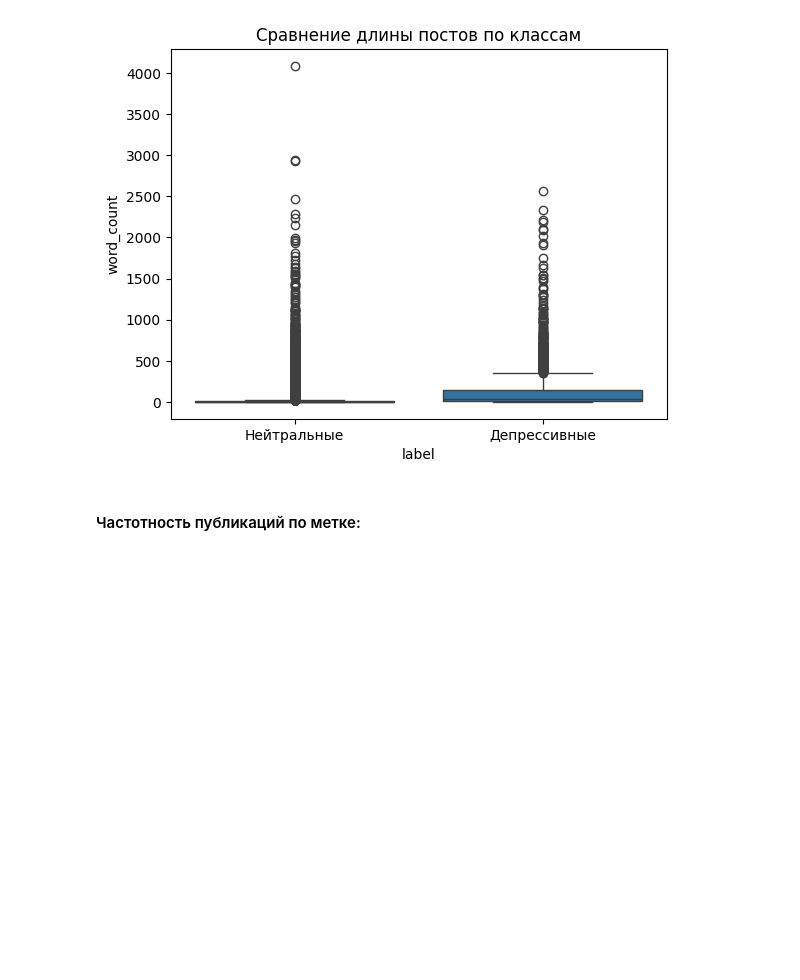
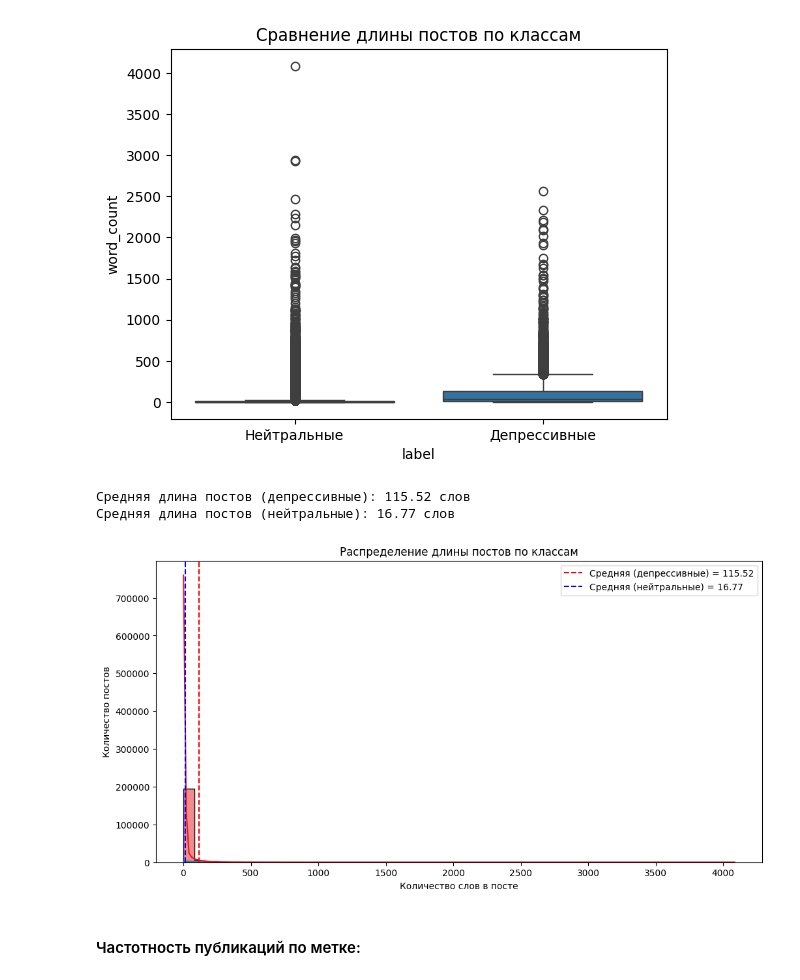
Before and after one commit to johnneon/crawler_of_depressive_context, a Jupyter notebook: data_analyze.ipynb, the cells around one changed output. Cells and saved outputs as stored; diff of their text form; code cells hidden in the pictures; blank space fills up the shorter version.

```diff
--- a/data_analyze.ipynb
+++ b/data_analyze.ipynb
@@ -172,6 +188,31 @@ plt.title("Сравнение длины постов по классам")
 # %% [output]
 Text(0.5, 1.0, 'Сравнение длины постов по классам')
 [figure]
+# %%
+# Анализ средней длины постов по классам
+plt.figure(figsize=(12, 6))
+
+# Расчет средней длины постов по классам
+avg_length_depressive = df_posts[df_posts['user_id'].isin(df_users[df_users['label'] == 1]['user_id'])]['word_count'].mean()
+avg_length_neutral = df_posts[df_posts['user_id'].isin(df_users[df_users['label'] == 0]['user_id'])]['word_count'].mean()
+
+print(f"Средняя длина постов (депрессивные): {avg_length_depressive:.2f} слов")
+print(f"Средняя длина постов (нейтральные): {avg_length_neutral:.2f} слов")
+
+# Визуализация распределения длины постов по классам
+sns.histplot(data=df_posts.merge(df_users[['user_id', 'label']], on='user_id'),
+             x="word_count", hue="label", bins=50, kde=True, palette="Set1")
+plt.axvline(avg_length_depressive, color='red', linestyle='--', label=f'Средняя (депрессивные) = {avg_length_depressive:.2f}')
+plt.axvline(avg_length_neutral, color='blue', linestyle='--', label=f'Средняя (нейтральные) = {avg_length_neutral:.2f}')
+plt.title("Распределение длины постов по классам")
+plt.xlabel("Количество слов в посте")
+plt.ylabel("Количество постов")
+plt.legend()
+plt.show()
+# %% [output]
+Средняя длина постов (депрессивные): 115.52 слов
+Средняя длина постов (нейтральные): 16.77 слов
+[figure, added]
 # %% [markdown]
 #### Частотность публикаций по метке:
 # %%
```
Also changed, not shown: parts of 9 cells of this notebook, 24 other files.
